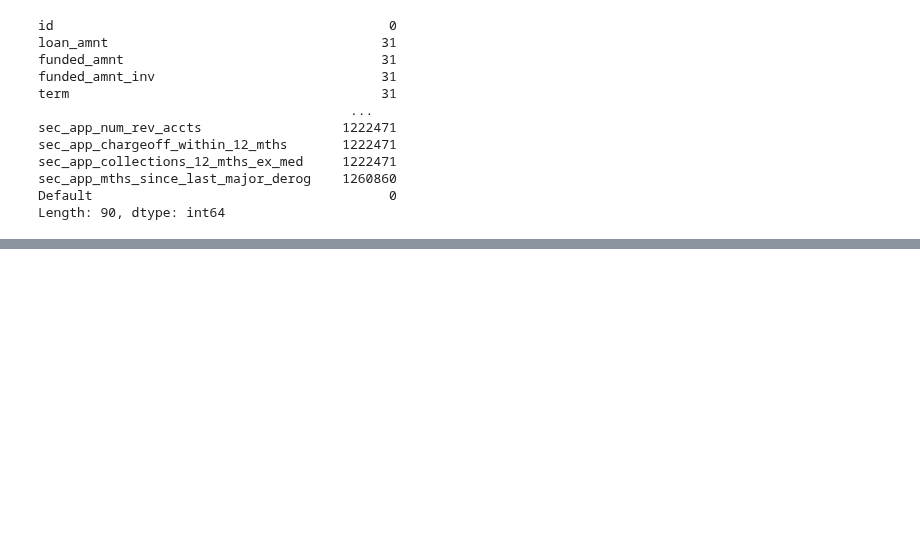
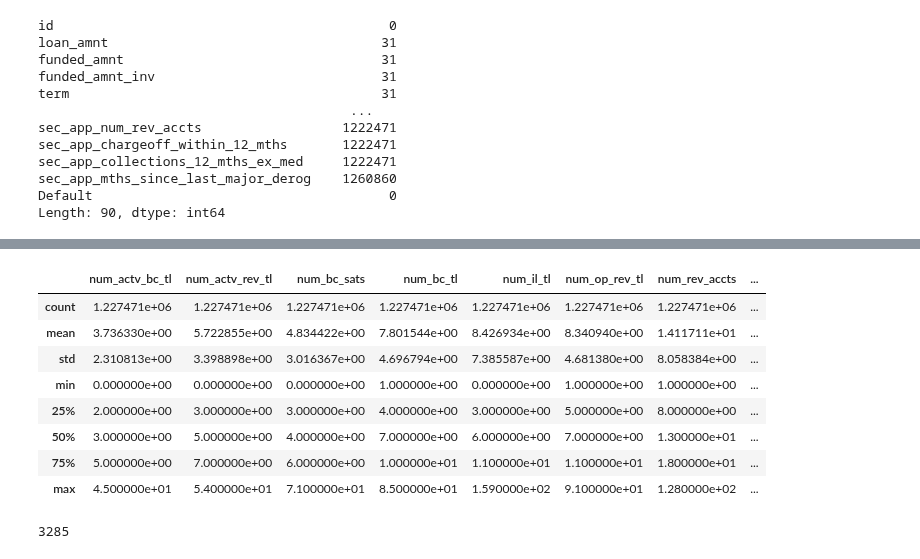
Before and after one commit to preetmodi/Credit-Risk-Analytics, a Jupyter notebook: Data_Cleaning_P.ipynb, the cells around one changed output, grey strips where cells are left out. Cells and saved outputs as stored; diff of their text form; code cells hidden in the pictures; blank space fills up the shorter version.

```diff
--- a/Data_Cleaning_P.ipynb
+++ b/Data_Cleaning_P.ipynb
@@ -181,6 +176,6 @@ Default                                      0
 Length: 90, dtype: int64
 # %%
 null_columns = origination_df.columns[origination_df.isnull().any()]
-null = origination_df[null_columns].isnull().sum()
+null = origination_df[null_columns[60:]].isnull().sum()
 # %%
 null[null>31].value_counts()
@@ -200,0 +215,18 @@ dtype: int64
+# %%
+last_30_df = origination_df[null.index[:17]].dropna()
+# %%
+last_30_df.describe()
+# %% [output]
+|  | num_actv_bc_tl | num_actv_rev_tl | num_bc_sats | num_bc_tl | num_il_tl | num_op_rev_tl | num_rev_accts | ... |
+| count | 1.227471e+06 | 1.227471e+06 | 1.227471e+06 | 1.227471e+06 | 1.227471e+06 | 1.227471e+06 | 1.227471e+06 | ... |
+| mean | 3.736330e+00 | 5.722855e+00 | 4.834422e+00 | 7.801544e+00 | 8.426934e+00 | 8.340940e+00 | 1.411711e+01 | ... |
+| std | 2.310813e+00 | 3.398898e+00 | 3.016367e+00 | 4.696794e+00 | 7.385587e+00 | 4.681380e+00 | 8.058384e+00 | ... |
+| min | 0.000000e+00 | 0.000000e+00 | 0.000000e+00 | 1.000000e+00 | 0.000000e+00 | 1.000000e+00 | 1.000000e+00 | ... |
+| 25% | 2.000000e+00 | 3.000000e+00 | 3.000000e+00 | 4.000000e+00 | 3.000000e+00 | 5.000000e+00 | 8.000000e+00 | ... |
+| 50% | 3.000000e+00 | 5.000000e+00 | 4.000000e+00 | 7.000000e+00 | 6.000000e+00 | 7.000000e+00 | 1.300000e+01 | ... |
+| 75% | 5.000000e+00 | 7.000000e+00 | 6.000000e+00 | 1.000000e+01 | 1.100000e+01 | 1.100000e+01 | 1.800000e+01 | ... |
+| max | 4.500000e+01 | 5.400000e+01 | 7.100000e+01 | 8.500000e+01 | 1.590000e+02 | 9.100000e+01 | 1.280000e+02 | ... |
+# %%
+print(origination_df['num_bc_tl'].value_counts()[0])
+# %% [output]
+3285
```
Also changed, not shown: parts of 6 cells of this notebook.
